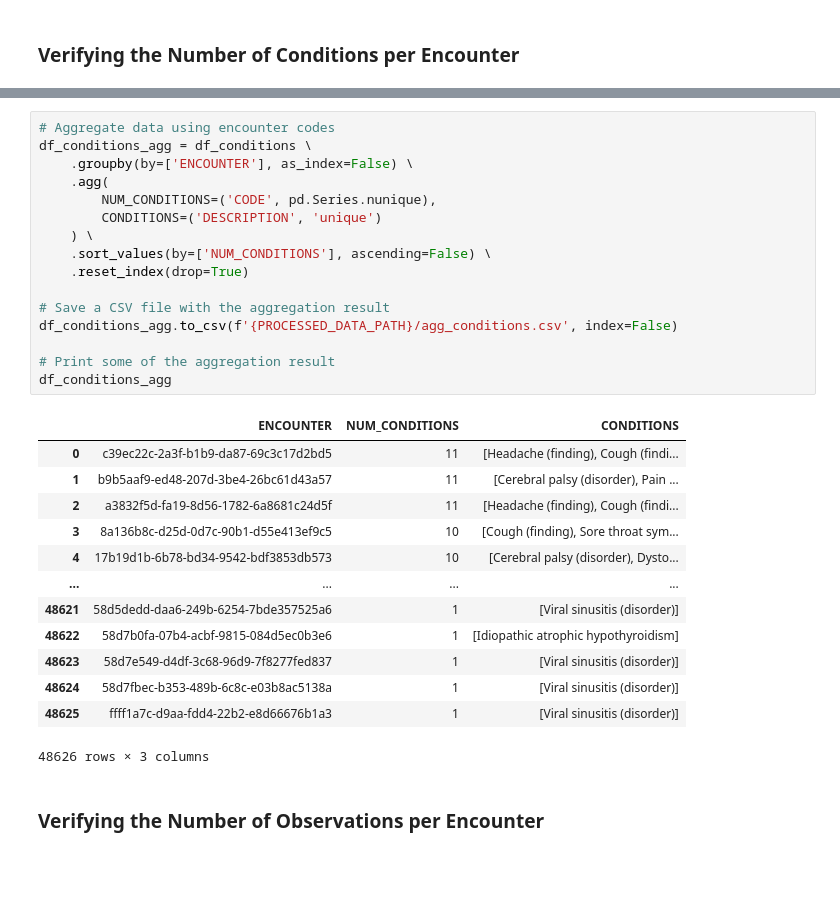
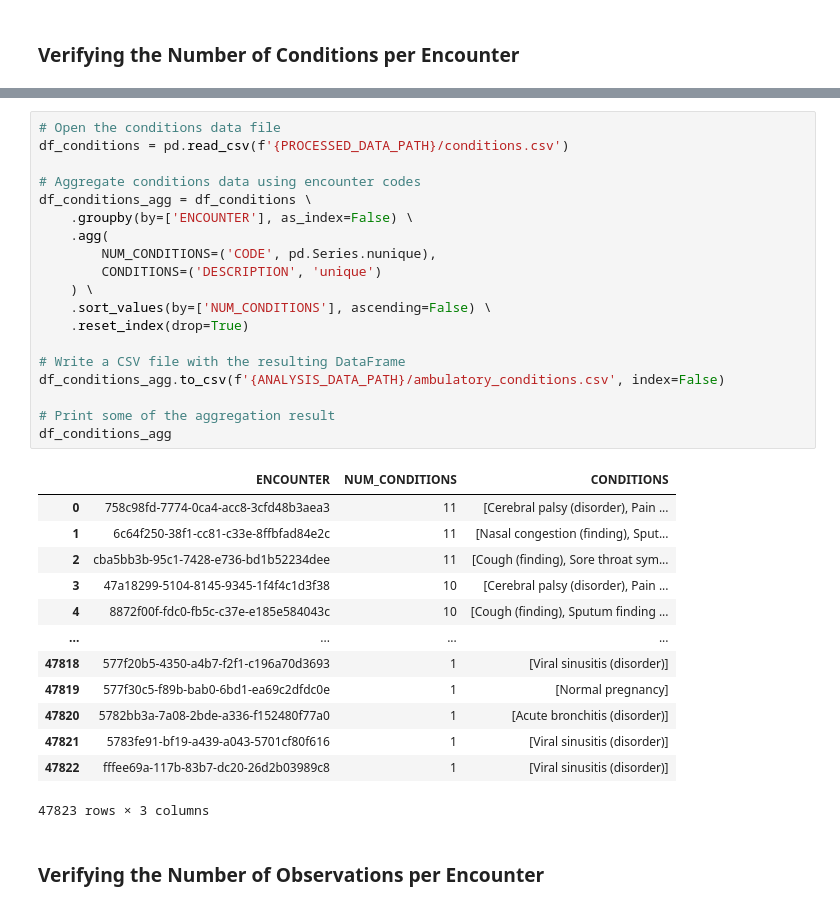
Before and after one commit to MylenaRoberta/synthea, a Jupyter notebook: notebooks/ambulatory_analysis.ipynb, the cells around one changed output, grey strips where cells are left out. Cells and saved outputs as stored; diff of their text form; blank space fills up the shorter version.

```diff
--- a/notebooks/ambulatory_analysis.ipynb
+++ b/notebooks/ambulatory_analysis.ipynb
@@ -208,32 +133,35 @@ df_conditions.head()
 # %%
-# Aggregate data using encounter codes
+# Open the conditions data file
+df_conditions = pd.read_csv(f'{PROCESSED_DATA_PATH}/conditions.csv')
+
+# Aggregate conditions data using encounter codes
 df_conditions_agg = df_conditions \
     .groupby(by=['ENCOUNTER'], as_index=False) \
     .agg(
         NUM_CONDITIONS=('CODE', pd.Series.nunique),
         CONDITIONS=('DESCRIPTION', 'unique')
     ) \
     .sort_values(by=['NUM_CONDITIONS'], ascending=False) \
     .reset_index(drop=True)
 
-# Save a CSV file with the aggregation result
-df_conditions_agg.to_csv(f'{PROCESSED_DATA_PATH}/agg_conditions.csv', index=False)
+# Write a CSV file with the resulting DataFrame
+df_conditions_agg.to_csv(f'{ANALYSIS_DATA_PATH}/ambulatory_conditions.csv', index=False)
 
 # Print some of the aggregation result
 df_conditions_agg
 # %% [output]
 |  | ENCOUNTER | NUM_CONDITIONS | CONDITIONS |
-| 0 | c39ec22c-2a3f-b1b9-da87-69c3c17d2bd5 | 11 | [Headache (finding), Cough (findi... |
-| 1 | b9b5aaf9-ed48-207d-3be4-26bc61d43a57 | 11 | [Cerebral palsy (disorder), Pain ... |
-| 2 | a3832f5d-fa19-8d56-1782-6a8681c24d5f | 11 | [Headache (finding), Cough (findi... |
-| 3 | 8a136b8c-d25d-0d7c-90b1-d55e413ef9c5 | 10 | [Cough (finding), Sore throat sym... |
-| 4 | 17b19d1b-6b78-bd34-9542-bdf3853db573 | 10 | [Cerebral palsy (disorder), Dysto... |
+| 0 | 758c98fd-7774-0ca4-acc8-3cfd48b3aea3 | 11 | [Cerebral palsy (disorder), Pain ... |
+| 1 | 6c64f250-38f1-cc81-c33e-8ffbfad84e2c | 11 | [Nasal congestion (finding), Sput... |
+| 2 | cba5bb3b-95c1-7428-e736-bd1b52234dee | 11 | [Cough (finding), Sore throat sym... |
+| 3 | 47a18299-5104-8145-9345-1f4f4c1d3f38 | 10 | [Cerebral palsy (disorder), Pain ... |
+| 4 | 8872f00f-fdc0-fb5c-c37e-e185e584043c | 10 | [Cough (finding), Sputum finding ... |
 | ... | ... | ... | ... |
-| 48621 | 58d5dedd-daa6-249b-6254-7bde357525a6 | 1 | [Viral sinusitis (disorder)] |
-| 48622 | 58d7b0fa-07b4-acbf-9815-084d5ec0b3e6 | 1 | [Idiopathic atrophic hypothyroidism] |
-| 48623 | 58d7e549-d4df-3c68-96d9-7f8277fed837 | 1 | [Viral sinusitis (disorder)] |
-| 48624 | 58d7fbec-b353-489b-6c8c-e03b8ac5138a | 1 | [Viral sinusitis (disorder)] |
-| 48625 | ffff1a7c-d9aa-fdd4-22b2-e8d66676b1a3 | 1 | [Viral sinusitis (disorder)] |
+| 47818 | 577f20b5-4350-a4b7-f2f1-c196a70d3693 | 1 | [Viral sinusitis (disorder)] |
+| 47819 | 577f30c5-f89b-bab0-6bd1-ea69c2dfdc0e | 1 | [Normal pregnancy] |
+| 47820 | 5782bb3a-7a08-2bde-a336-f152480f77a0 | 1 | [Acute bronchitis (disorder)] |
+| 47821 | 5783fe91-bf19-a439-a043-5701cf80f616 | 1 | [Viral sinusitis (disorder)] |
+| 47822 | fffee69a-117b-83b7-dc20-26d2b03989c8 | 1 | [Viral sinusitis (disorder)] |
-48626 rows × 3 columns
+47823 rows × 3 columns
 # %% [markdown]
 ### Verifying the Number of Observations per Encounter
```
Also changed, not shown: parts of 24 cells of this notebook, 5 other files.
